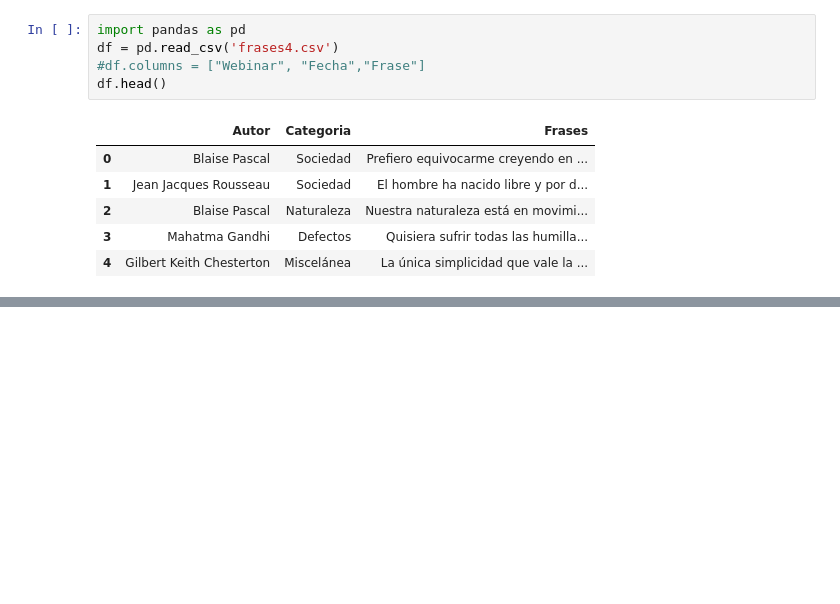
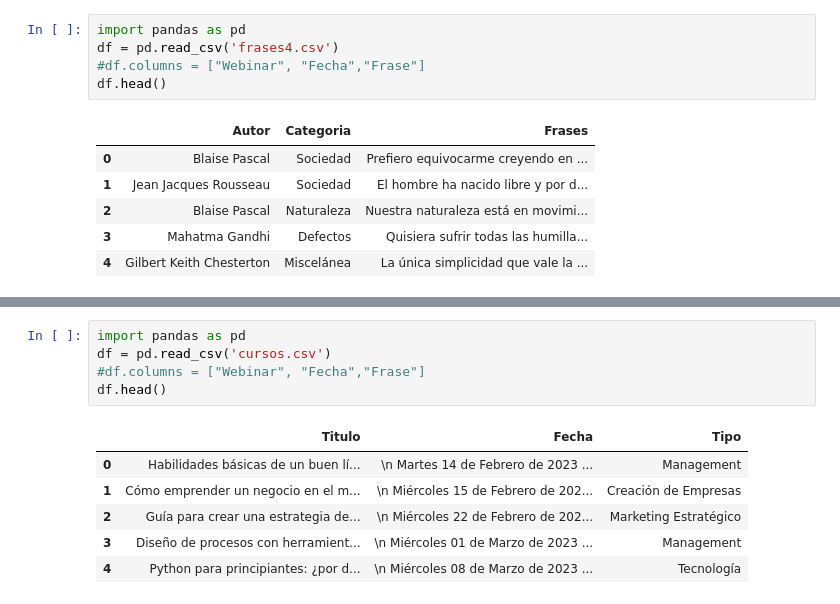
Before and after one commit to luram94/Web_Scrapping, a Jupyter notebook: Web_scrapping_JM.ipynb, the cells around one changed output, grey strips where cells are left out. Cells and saved outputs as stored; diff of their text form; blank space fills up the shorter version.

```diff
--- a/Web_scrapping_JM.ipynb
+++ b/Web_scrapping_JM.ipynb
@@ -100,0 +157,12 @@ df.head()
+# %%
+import pandas as pd
+df = pd.read_csv('cursos.csv')
+#df.columns = ["Webinar", "Fecha","Frase"]
+df.head()
+# %% [output]
+|  | Titulo | Fecha | Tipo |
+| 0 | Habilidades básicas de un buen lí... | \n Martes 14 de Febrero de 2023 ... | Management |
+| 1 | Cómo emprender un negocio en el m... | \n Miércoles 15 de Febrero de 202... | Creación de Empresas |
+| 2 | Guía para crear una estrategia de... | \n Miércoles 22 de Febrero de 202... | Marketing Estratégico |
+| 3 | Diseño de procesos con herramient... | \n Miércoles 01 de Marzo de 2023 ... | Management |
+| 4 | Python para principiantes: ¿por d... | \n Miércoles 08 de Marzo de 2023 ... | Tecnología |
```
Also changed, not shown: parts of 17 cells of this notebook.
